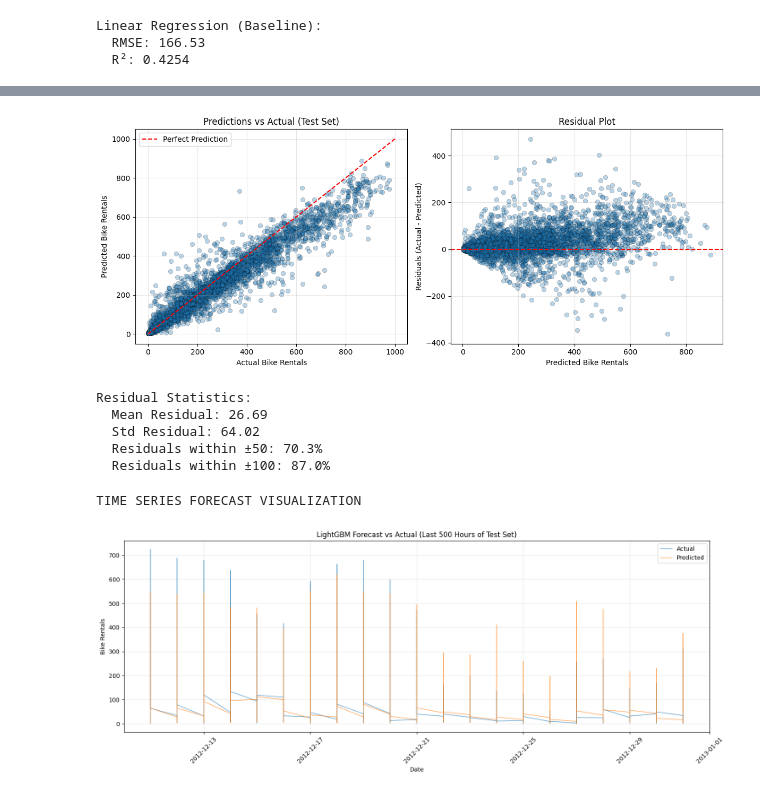
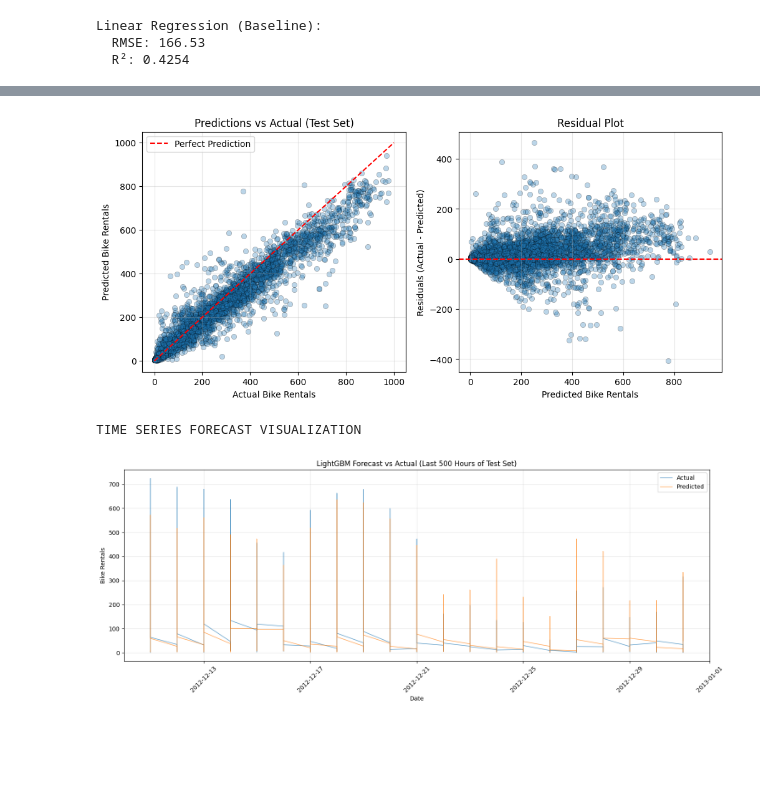
Before and after one commit to boughanmiyoussef/BikeDemand, a Jupyter notebook: notebook/BikeDemand.ipynb, the cells around one changed output, grey strips where cells are left out. Drawn from its saved outputs; the diff is of its cells as text; code cells hidden in the pictures; blank space fills up the shorter version.

Commit message:
test the models and see the results

```diff
--- a/notebook/BikeDemand.ipynb
+++ b/notebook/BikeDemand.ipynb
@@ -817,50 +817,37 @@ Log-Optimized LightGBM: RMSE = 69.36, R² = 0.9003
 # %%
-results_df = pd.DataFrame({
+predictions_df = pd.DataFrame({
     'Actual': y_test.values,
     'Predicted': y_pred_final,
     'Hour': df.loc[test_mask, 'hr_num'].values,
     'Date': df.loc[test_mask, 'dteday'].values
 })
 
 plt.figure(figsize=(12, 5))
 
 plt.subplot(1, 2, 1)
-plt.scatter(results_df['Actual'], results_df['Predicted'], alpha=0.3, edgecolors='k', linewidth=0.5)
+plt.scatter(predictions_df['Actual'], predictions_df['Predicted'], alpha=0.3, edgecolors='k', linewidth=0.5)
 plt.plot([0, 1000], [0, 1000], 'r--', label='Perfect Prediction')
 plt.xlabel('Actual Bike Rentals')
 plt.ylabel('Predicted Bike Rentals')
 plt.title('Predictions vs Actual (Test Set)')
 plt.legend()
 plt.grid(True, alpha=0.3)
 
+# Residual plot
 plt.subplot(1, 2, 2)
-residuals = results_df['Actual'] - results_df['Predicted']
-plt.scatter(results_df['Predicted'], residuals, alpha=0.3, edgecolors='k', linewidth=0.5)
+residuals = predictions_df['Actual'] - predictions_df['Predicted']
+plt.scatter(predictions_df['Predicted'], residuals, alpha=0.3, edgecolors='k', linewidth=0.5)
 plt.axhline(y=0, color='r', linestyle='--')
 plt.xlabel('Predicted Bike Rentals')
 plt.ylabel('Residuals (Actual - Predicted)')
 plt.title('Residual Plot')
 plt.grid(True, alpha=0.3)
-
-plt.tight_layout()
-plt.show()
-
-print(f"\nResidual Statistics:")
-print(f"  Mean Residual: {residuals.mean():.2f}")
-print(f"  Std Residual: {residuals.std():.2f}")
-print(f"  Residuals within ±50: {(abs(residuals) < 50).mean()*100:.1f}%")
-print(f"  Residuals within ±100: {(abs(residuals) < 100).mean()*100:.1f}%")
 # %% [output]
-[figure, old version]
+[figure, new version]
-Residual Statistics:
-  Mean Residual: 26.69
-  Std Residual: 64.02
-  Residuals within ±50: 70.3%
-  Residuals within ±100: 87.0%
 # %%
 print("TIME SERIES FORECAST VISUALIZATION")
 
-plot_df = results_df.tail(500).copy()
+plot_df = predictions_df.tail(500).copy()
 
 plt.figure(figsize=(15, 6))
 plt.plot(plot_df['Date'], plot_df['Actual'], label='Actual', alpha=0.7, linewidth=1)
@@ -875,5 +862,5 @@ plt.tight_layout()
 plt.show()
 # %% [output]
 TIME SERIES FORECAST VISUALIZATION
-[figure, old version]
+[figure, new version]
 # %%
```
Also changed, not shown: parts of 7 cells of this notebook.
